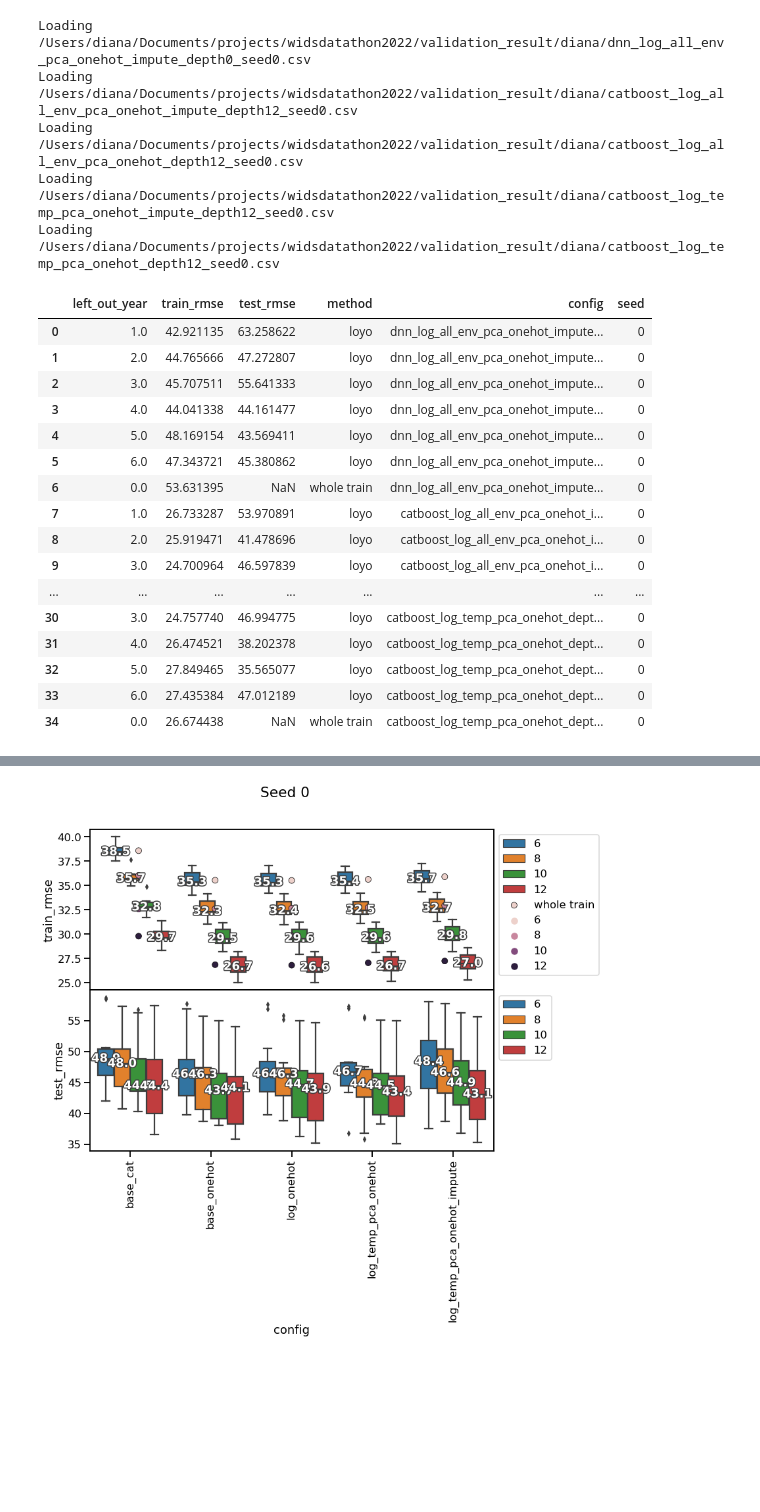
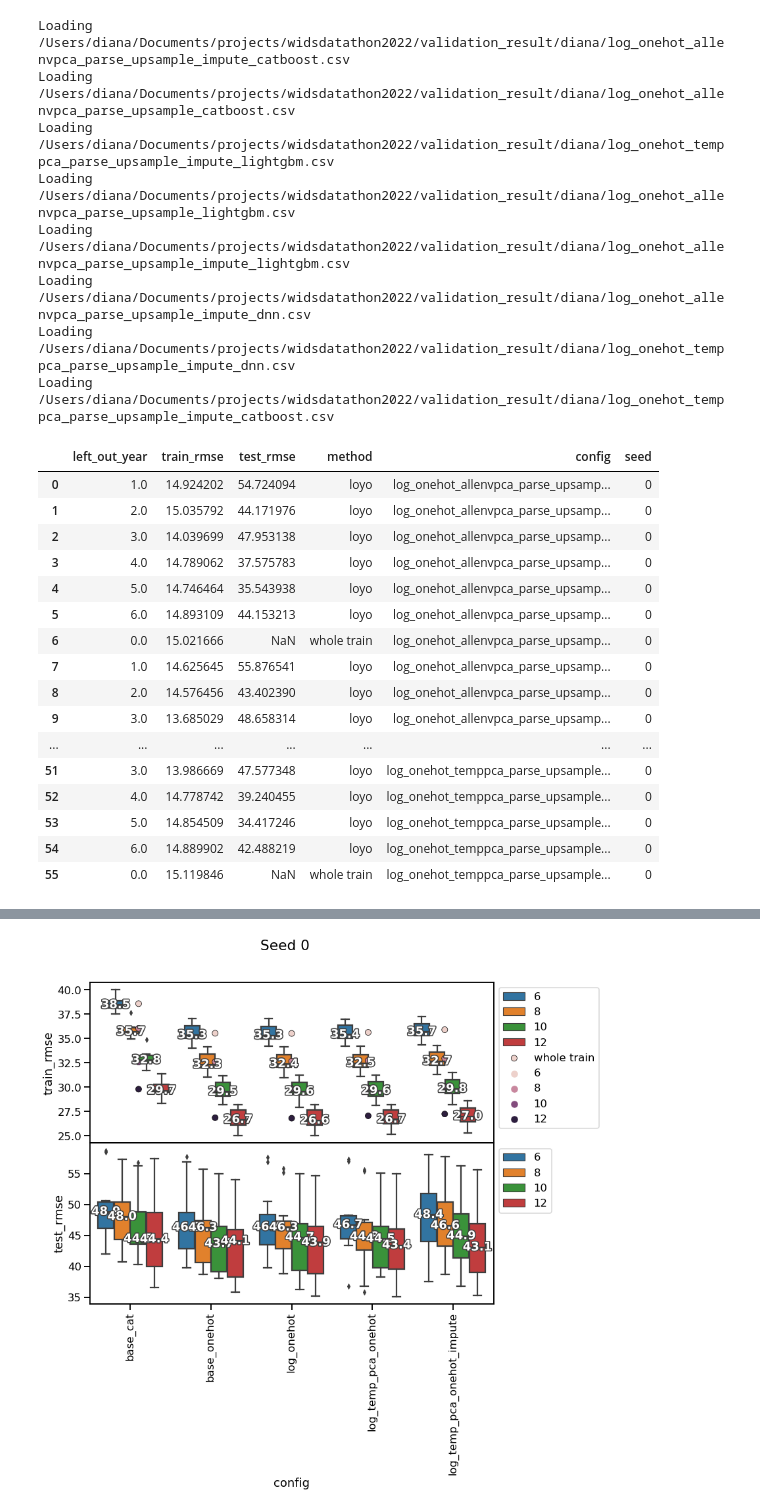
Before and after one commit to hannahpu/widsdatathon2022, a Jupyter notebook: notebook/model_comparison_eda.ipynb, the cells around one changed output, grey strips where cells are left out. Cells and saved outputs as stored; diff of their text form; code cells hidden in the pictures; blank space fills up the shorter version.

```diff
--- a/notebook/model_comparison_eda.ipynb
+++ b/notebook/model_comparison_eda.ipynb
@@ -125,9 +125,13 @@ def combine_rmse_results(config_name_list, depth_list=[6, 8, 10, 12], seed_list=
     return rmse_df
 
 
-def combine_rmse_results_from_dir(dir_name):
+def combine_rmse_results_from_dir(dir_name, prefix=""):
     rmse_df = pd.DataFrame()
-    all_files = glob.glob(f"{dir_name}/dnn*.csv") + glob.glob(f"{dir_name}/cat*.csv")
+    all_files = glob.glob(
+        f"{dir_name}/{prefix}*.csv"
+    )  # glob.glob(f"{dir_name}/dnn*.csv") + glob.glob(f"{dir_name}/cat*.csv")
+    #     all_files = pd.DataFrame()
+    all_files = pd.Series(all_files)[~pd.Series(all_files).str.contains("seed")]
     for f in all_files:
         config_name = f.replace(f"{dir_name}/", "").replace(".csv", "")
         try:
@@ -137,34 +141,39 @@ def combine_rmse_results_from_dir(dir_name):
         except:
             print(f"{f} not found/loaded")
     rmse_df = rmse_df.reset_index(drop=True)
-    return rmse_df
+    return all_files, rmse_df
 # %% [output]
 [interactive output not drawn]
 # %%
 # rmse_df = combine_rmse_results(feature_dict.keys())
-rmse_df = combine_rmse_results_from_dir(dir_name)
+all_files, rmse_df = combine_rmse_results_from_dir(
+    "/Users/diana/Documents/projects/widsdatathon2022/validation_result/diana", "log"
+)
 rmse_df
 # %% [output]
-Loading /Users/diana/Documents/projects/widsdatathon2022/validation_result/diana/dnn_log_all_env_pca_onehot_impute_depth0_seed0.csv
-Loading /Users/diana/Documents/projects/widsdatathon2022/validation_result/diana/catboost_log_all_env_pca_onehot_impute_depth12_seed0.csv
-Loading /Users/diana/Documents/projects/widsdatathon2022/validation_result/diana/catboost_log_all_env_pca_onehot_depth12_seed0.csv
-Loading /Users/diana/Documents/projects/widsdatathon2022/validation_result/diana/catboost_log_temp_pca_onehot_impute_depth12_seed0.csv
-Loading /Users/diana/Documents/projects/widsdatathon2022/validation_result/diana/catboost_log_temp_pca_onehot_depth12_seed0.csv
+Loading /Users/diana/Documents/projects/widsdatathon2022/validation_result/diana/log_onehot_allenvpca_parse_upsample_impute_catboost.csv
+Loading /Users/diana/Documents/projects/widsdatathon2022/validation_result/diana/log_onehot_allenvpca_parse_upsample_catboost.csv
+Loading /Users/diana/Documents/projects/widsdatathon2022/validation_result/diana/log_onehot_temppca_parse_upsample_impute_lightgbm.csv
+Loading /Users/diana/Documents/projects/widsdatathon2022/validation_result/diana/log_onehot_allenvpca_parse_upsample_lightgbm.csv
+Loading /Users/diana/Documents/projects/widsdatathon2022/validation_result/diana/log_onehot_allenvpca_parse_upsample_impute_lightgbm.csv
+Loading /Users/diana/Documents/projects/widsdatathon2022/validation_result/diana/log_onehot_allenvpca_parse_upsample_impute_dnn.csv
+Loading /Users/diana/Documents/projects/widsdatathon2022/validation_result/diana/log_onehot_temppca_parse_upsample_impute_dnn.csv
+Loading /Users/diana/Documents/projects/widsdatathon2022/validation_result/diana/log_onehot_temppca_parse_upsample_impute_catboost.csv
 |  | left_out_year | train_rmse | test_rmse | method | config | seed |
-| 0 | 1.0 | 42.921135 | 63.258622 | loyo | dnn_log_all_env_pca_onehot_impute... | 0 |
-| 1 | 2.0 | 44.765666 | 47.272807 | loyo | dnn_log_all_env_pca_onehot_impute... | 0 |
-| 2 | 3.0 | 45.707511 | 55.641333 | loyo | dnn_log_all_env_pca_onehot_impute... | 0 |
-| 3 | 4.0 | 44.041338 | 44.161477 | loyo | dnn_log_all_env_pca_onehot_impute... | 0 |
-| 4 | 5.0 | 48.169154 | 43.569411 | loyo | dnn_log_all_env_pca_onehot_impute... | 0 |
-| 5 | 6.0 | 47.343721 | 45.380862 | loyo | dnn_log_all_env_pca_onehot_impute... | 0 |
-| 6 | 0.0 | 53.631395 | NaN | whole train | dnn_log_all_env_pca_onehot_impute... | 0 |
-| 7 | 1.0 | 26.733287 | 53.970891 | loyo | catboost_log_all_env_pca_onehot_i... | 0 |
-| 8 | 2.0 | 25.919471 | 41.478696 | loyo | catboost_log_all_env_pca_onehot_i... | 0 |
-| 9 | 3.0 | 24.700964 | 46.597839 | loyo | catboost_log_all_env_pca_onehot_i... | 0 |
+| 0 | 1.0 | 14.924202 | 54.724094 | loyo | log_onehot_allenvpca_parse_upsamp... | 0 |
+| 1 | 2.0 | 15.035792 | 44.171976 | loyo | log_onehot_allenvpca_parse_upsamp... | 0 |
+| 2 | 3.0 | 14.039699 | 47.953138 | loyo | log_onehot_allenvpca_parse_upsamp... | 0 |
+| 3 | 4.0 | 14.789062 | 37.575783 | loyo | log_onehot_allenvpca_parse_upsamp... | 0 |
+| 4 | 5.0 | 14.746464 | 35.543938 | loyo | log_onehot_allenvpca_parse_upsamp... | 0 |
+| 5 | 6.0 | 14.893109 | 44.153213 | loyo | log_onehot_allenvpca_parse_upsamp... | 0 |
+| 6 | 0.0 | 15.021666 | NaN | whole train | log_onehot_allenvpca_parse_upsamp... | 0 |
+| 7 | 1.0 | 14.625645 | 55.876541 | loyo | log_onehot_allenvpca_parse_upsamp... | 0 |
+| 8 | 2.0 | 14.576456 | 43.402390 | loyo | log_onehot_allenvpca_parse_upsamp... | 0 |
+| 9 | 3.0 | 13.685029 | 48.658314 | loyo | log_onehot_allenvpca_parse_upsamp... | 0 |
 | ... | ... | ... | ... | ... | ... | ... |
-| 30 | 3.0 | 24.757740 | 46.994775 | loyo | catboost_log_temp_pca_onehot_dept... | 0 |
-| 31 | 4.0 | 26.474521 | 38.202378 | loyo | catboost_log_temp_pca_onehot_dept... | 0 |
-| 32 | 5.0 | 27.849465 | 35.565077 | loyo | catboost_log_temp_pca_onehot_dept... | 0 |
-| 33 | 6.0 | 27.435384 | 47.012189 | loyo | catboost_log_temp_pca_onehot_dept... | 0 |
-| 34 | 0.0 | 26.674438 | NaN | whole train | catboost_log_temp_pca_onehot_dept... | 0 |
+| 51 | 3.0 | 13.986669 | 47.577348 | loyo | log_onehot_temppca_parse_upsample... | 0 |
+| 52 | 4.0 | 14.778742 | 39.240455 | loyo | log_onehot_temppca_parse_upsample... | 0 |
+| 53 | 5.0 | 14.854509 | 34.417246 | loyo | log_onehot_temppca_parse_upsample... | 0 |
+| 54 | 6.0 | 14.889902 | 42.488219 | loyo | log_onehot_temppca_parse_upsample... | 0 |
+| 55 | 0.0 | 15.119846 | NaN | whole train | log_onehot_temppca_parse_upsample... | 0 |
 [interactive output not drawn]
```
Also changed, not shown: parts of 2 cells of this notebook, 3 other files.
